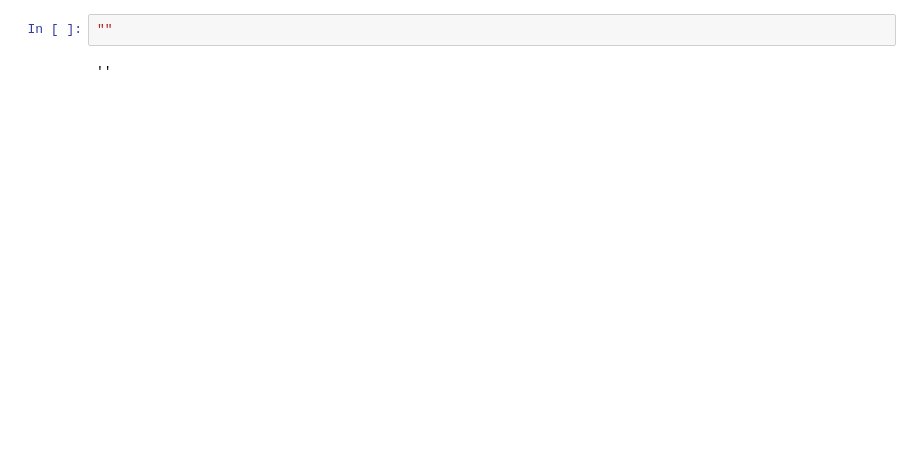
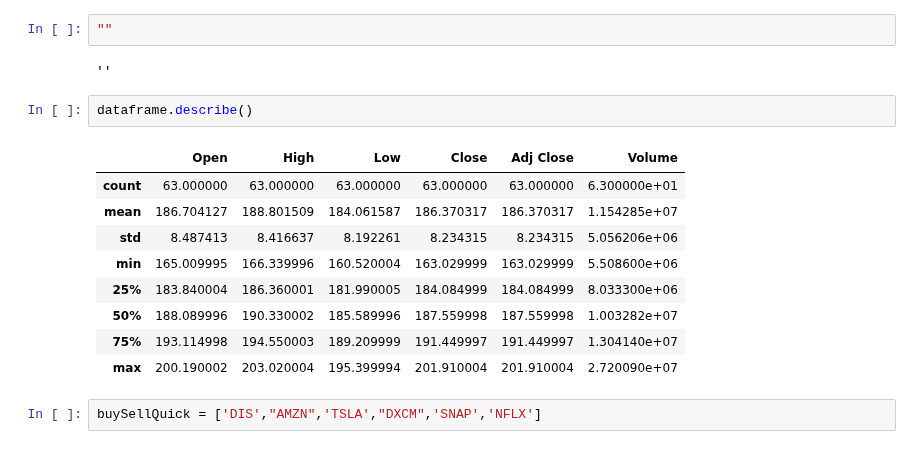
Before and after one commit to xanasa14/Finances, a Jupyter notebook: BuySell.ipynb, the cells around one changed output. Cells and saved outputs as stored; diff of their text form; blank space fills up the shorter version.

```diff
--- a/BuySell.ipynb
+++ b/BuySell.ipynb
@@ -407,3 +406,17 @@ plt.show()
 ""
 # %% [output]
 ''
+# %%
+dataframe.describe()
+# %% [output]
+|  | Open | High | Low | Close | Adj Close | Volume |
+| count | 63.000000 | 63.000000 | 63.000000 | 63.000000 | 63.000000 | 6.300000e+01 |
+| mean | 186.704127 | 188.801509 | 184.061587 | 186.370317 | 186.370317 | 1.154285e+07 |
+| std | 8.487413 | 8.416637 | 8.192261 | 8.234315 | 8.234315 | 5.056206e+06 |
+| min | 165.009995 | 166.339996 | 160.520004 | 163.029999 | 163.029999 | 5.508600e+06 |
+| 25% | 183.840004 | 186.360001 | 181.990005 | 184.084999 | 184.084999 | 8.033300e+06 |
+| 50% | 188.089996 | 190.330002 | 185.589996 | 187.559998 | 187.559998 | 1.003282e+07 |
+| 75% | 193.114998 | 194.550003 | 189.209999 | 191.449997 | 191.449997 | 1.304140e+07 |
+| max | 200.190002 | 203.020004 | 195.399994 | 201.910004 | 201.910004 | 2.720090e+07 |
+# %%
+buySellQuick = ['DIS',"AMZN",'TSLA',"DXCM",'SNAP','NFLX']
```
Also changed, not shown: parts of 14 cells of this notebook.
